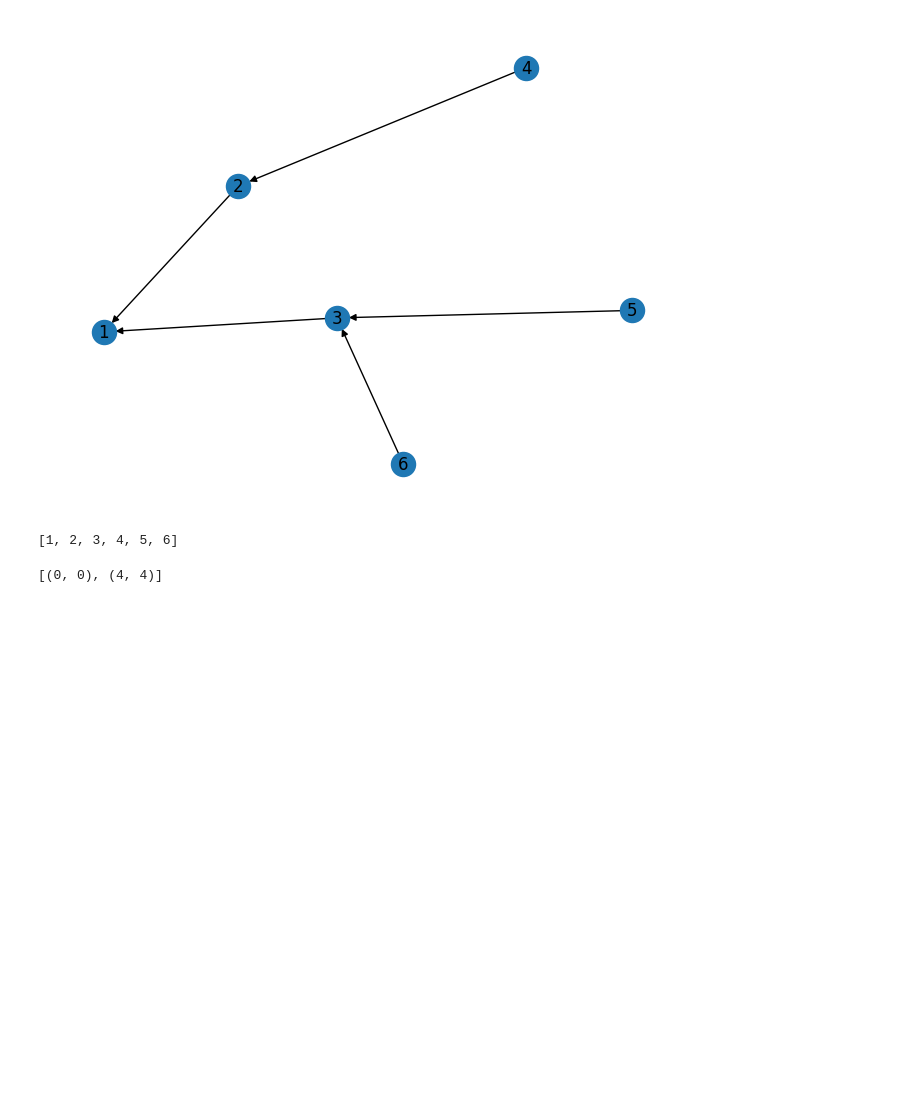
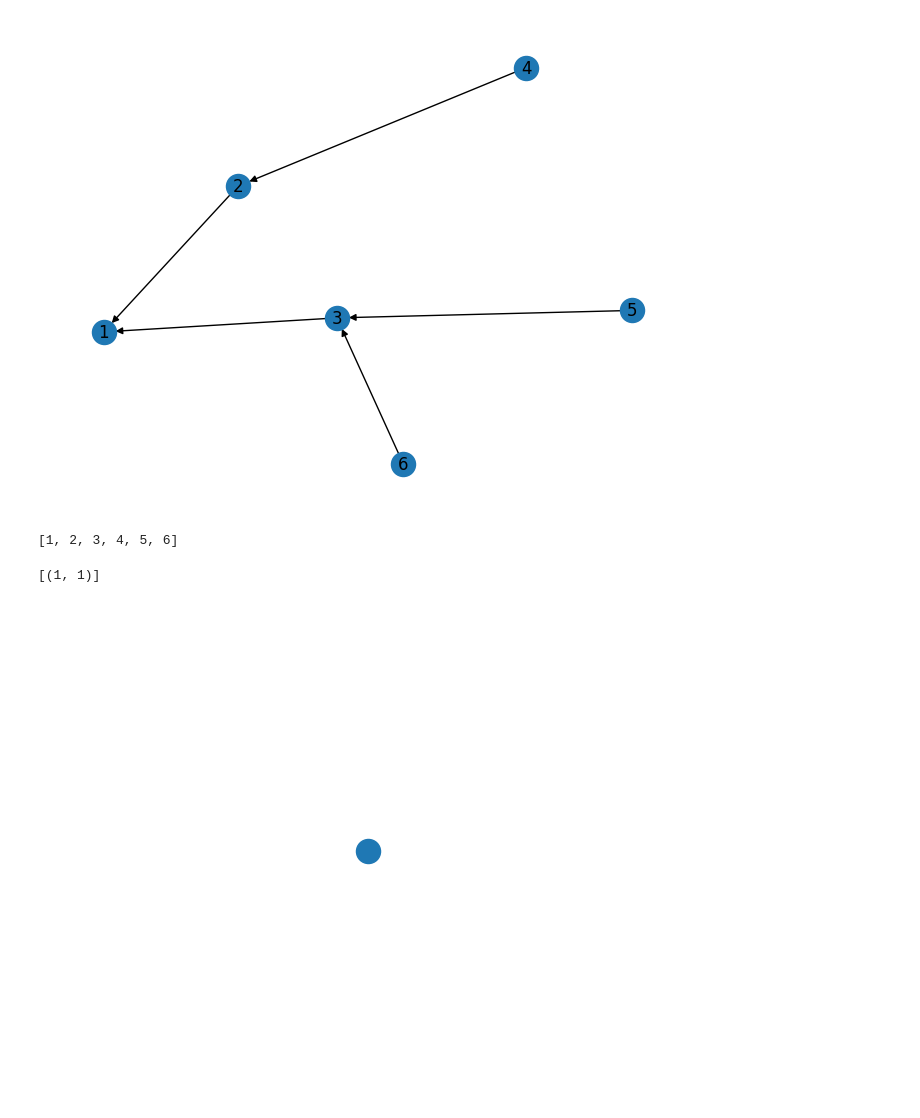
Before and after one commit to LucRSquared/topagnps2cche1d, a Jupyter notebook: notebooks_and_scripts/sandbox.ipynb, the cells around one changed output. Cells and saved outputs as stored; diff of their text form; code cells hidden in the pictures; blank space fills up the shorter version.

```diff
--- a/notebooks_and_scripts/sandbox.ipynb
+++ b/notebooks_and_scripts/sandbox.ipynb
@@ -106,6 +109,0 @@ G = path_crawler(rowcols)
-# %%
-extremities = [rowcol for rowcol in G.nodes() if nx.degree(G, rowcol) <= 1]
-
-print(extremities)
-# %% [output]
-[(0, 0), (4, 4)]
@@ -112,3 +228,44 @@ print(extremities)
+# %%
+from topagnps2cche1d.tools import path_crawler
+import numpy as np
+import networkx as nx
+
+# I = np.array(
+#     [
+#         [0, 0, 0, 0, 0, 0, 0],
+#         [0, 0, 1, 0, 0, 0, 0],
+#         [0, 1, 0, 1, 1, 1, 0],
+#         [0, 1, 0, 0, 0, 0, 1],
+#         [0, 0, 1, 0, 0, 0, 0],
+#         [0, 0, 1, 0, 0, 0, 0],
+#     ]
+# )
+
+I = np.array(
+    [
+        [0, 0, 0, 0, 0],
+        [0, 1, 0, 0, 0],
+        [0, 0, 0, 0, 0],
+        [0, 0, 0, 0, 0],
+        [0, 0, 0, 0, 0],
+    ]
+)
+
+(rows, cols) = np.nonzero(I)
+
+rowcols = [(row, col) for row, col in zip(rows, cols)]
+
+G = path_crawler3(rowcols)
+
+extremities = [rowcol for rowcol in G.nodes() if nx.degree(G, rowcol) <= 1]
+
+print(extremities)
+# %% [output]
+[(1, 1)]
+# %%
+nx.draw(G)
+# %% [output]
+[figure, added]
 # %%
 list(nx.dfs_preorder_nodes(G, (0, 0)))
 # %% [output]
```
Also changed, not shown: parts of 4 cells of this notebook.
